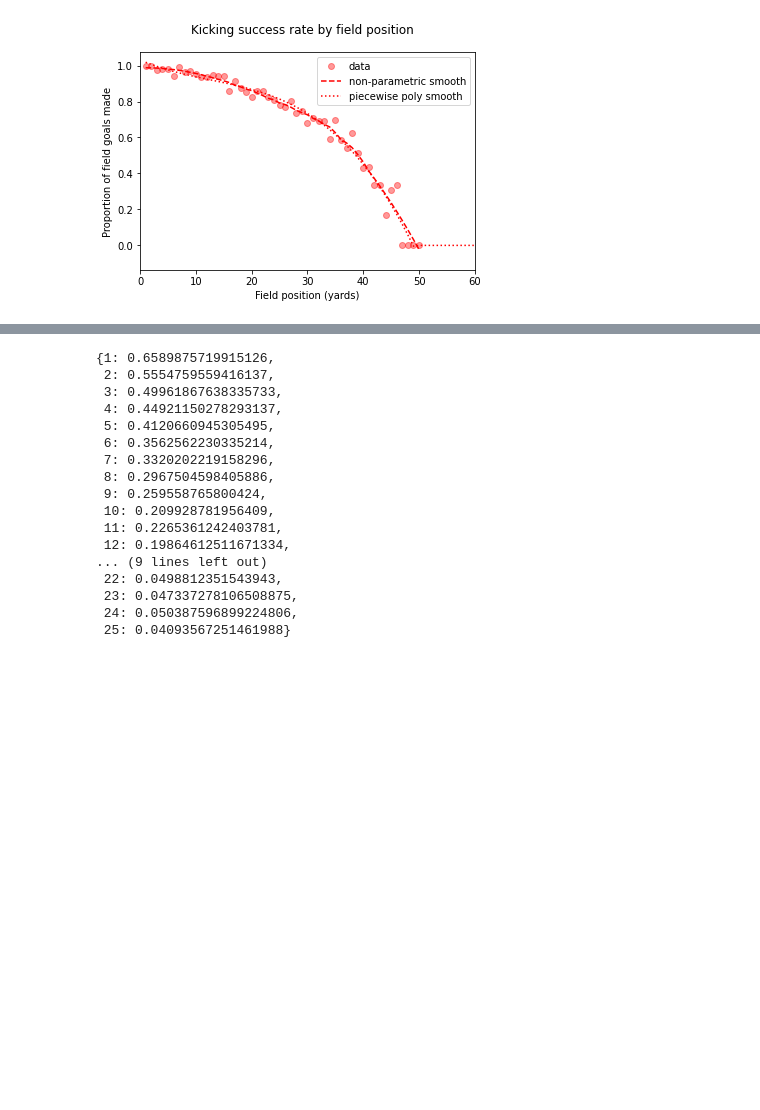
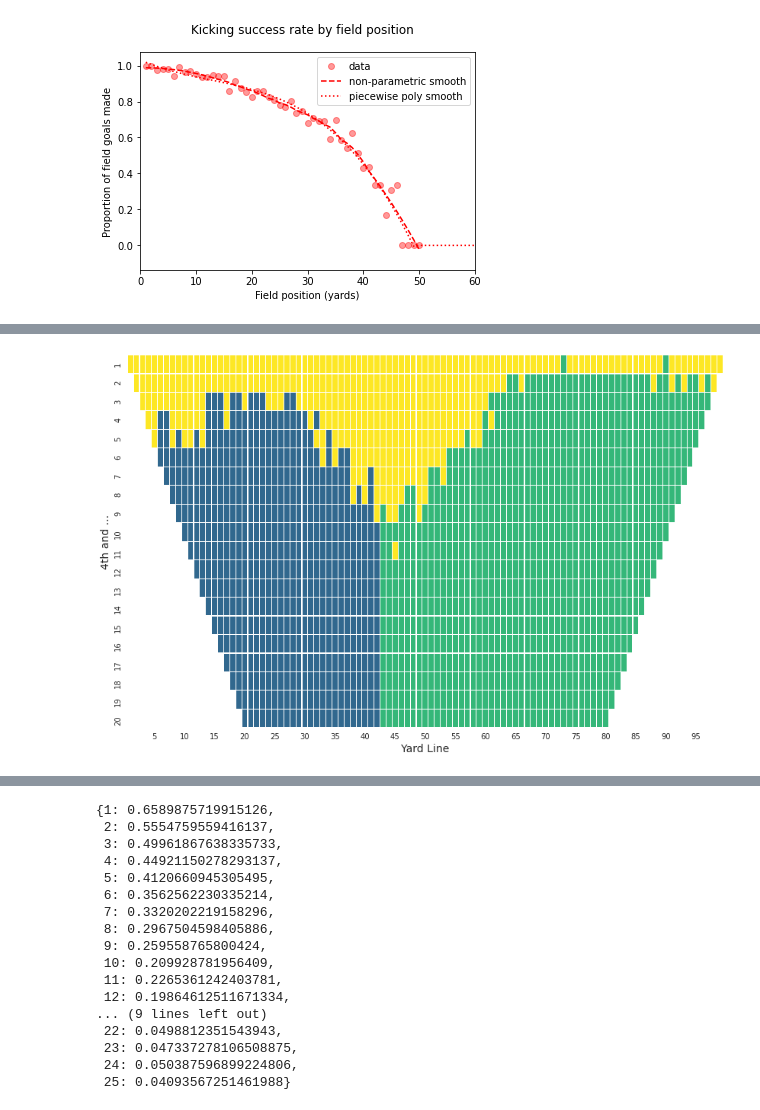
Before and after one commit to sethbilliau/SportsAnalytics, a Jupyter notebook: project2/fourthdown.ipynb, the cells around one changed output, grey strips where cells are left out. Saved outputs shown, nothing was run; the diff lists cells and outputs as text; code cells hidden in the pictures; blank space fills up the shorter version.

```diff
--- a/project2/fourthdown.ipynb
+++ b/project2/fourthdown.ipynb
@@ -133,0 +387,5 @@ Text(0.5, 0.98, 'Kicking success rate by field position')
+# %%
+# Fourth Down Model for an average time/play in the second quarter
+visualize_model(True, 2)
+# %% [output]
+[figure, added]
```
Also changed, not shown: parts of 36 cells of this notebook.
